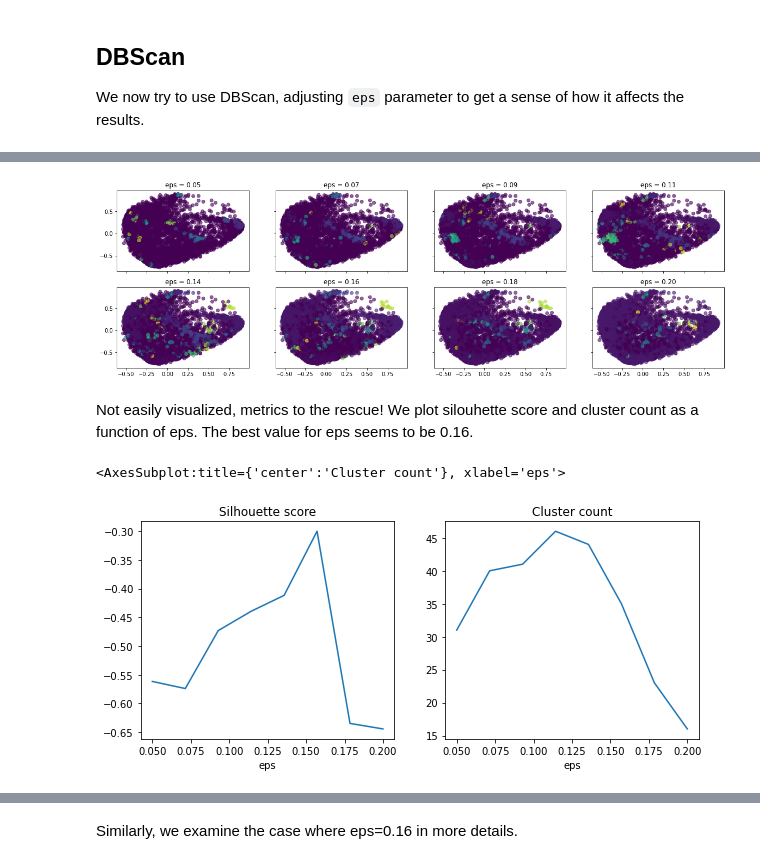
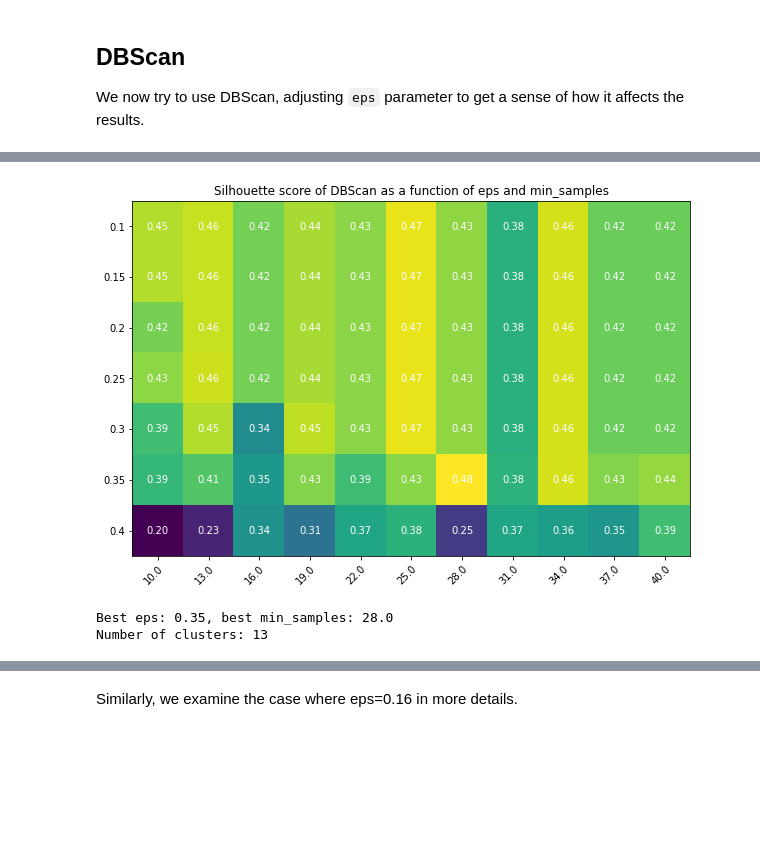
Before and after one commit to epfl-ada/ada-2021-project-improvise-adapt-overcome, a Jupyter notebook: src/clustering.ipynb, the cells around one changed output, grey strips where cells are left out. Drawn from its saved outputs; the diff is of its cells as text; code cells hidden in the pictures; blank space fills up the shorter version.

Commit message:
Update clustering method

```diff
--- a/src/clustering.ipynb
+++ b/src/clustering.ipynb
@@ -104,0 +152,5 @@ Since the data is very high dimensional, we first apply dimensionality reduction
+# %%
+pd.Series(index=dims_values, data=svds_explained_variance).plot(title="Explained variance", xlabel="Number of dimensions")
+
+dim_95, explained_var_95 = next((dims_values[i], var) for i, var in enumerate(svds_explained_variance) if var >= 0.95)
+print(f"First dimension with 95%+ explained variance: {dim_95} (variance {explained_var_95:0.4f})")
@@ -105,12 +160,11 @@ Since the data is very high dimensional, we first apply dimensionality reduction
 # %%
-DIMS = 10
-
-svd = TruncatedSVD(DIMS, random_state=42)
+svd = TruncatedSVD(dim_95, random_state=42)
 normalizer = Normalizer(copy=False)
 lsa = make_pipeline(svd, normalizer)
 
 X_intermediate = lsa.fit_transform(X)
-X_final = PCA(n_components=2).fit_transform(X_intermediate)
+X_3d = PCA(n_components=3).fit_transform(X_intermediate)
+X_2d = PCA(n_components=2).fit_transform(X_intermediate)
 # %% [markdown]
 ## KMeans
 
@@ -168,0 +218,10 @@ dbscan_titles = [f"eps = {eps:0.2f}" for eps in eps_list]
+# %%
+eps_values = [round(eps, 3) for eps in np.linspace(0.1, 0.4, 7)]
+min_samples_values = np.linspace(10, 40, 11)
+parameters = [(eps, min_samples) for eps in eps_values for min_samples in min_samples_values]
+# %%
+print("Clustering...")
+dbscan_labels = [dbscan(X_intermediate, eps, int(ms)) for eps, ms in parameters]
+print("Computing DBCV scores...")
+dbscan_metrics = {(eps, ms): (dbcv_score(X_intermediate, labels), dbscan_cluster_count(labels)) for (eps, ms), labels in zip(parameters, dbscan_labels)}
+print("Done")
@@ -169,13 +246,9 @@ dbscan_titles = [f"eps = {eps:0.2f}" for eps in eps_list]
 # %%
-plot_clusters(X_final, dbscan_labels, dbscan_titles, 2, 4)
+dbscan_grid_plot(eps_values, min_samples_values, dbscan_metrics, 0, "Silhouette score of DBScan as a function of eps and min_samples")
+best_eps, best_ms = max(dbscan_metrics, key=dbscan_metrics.get)
+print(f"Best eps: {best_eps}, best min_samples: {best_ms}")
+print(f"Number of clusters: {dbscan_metrics[best_eps, best_ms][1]}")
 # %% [output]
-[figure, old version]
+[figure, new version]
+Best eps: 0.35, best min_samples: 28.0
+Number of clusters: 13
-# %% [markdown]
-Not easily visualized, metrics to the rescue! We plot silouhette score and cluster count as a function of eps. The best value for eps seems to be 0.16.
-# %%
-fig, axes = plt.subplots(ncols=2, figsize=(10, 4), sharex=True)
-pd.Series(index=eps_list, data=[s_score(X_final, labels) for labels in dbscan_labels]).plot(title="Silhouette score", xlabel="eps", ax=axes[0])
-pd.Series(index=eps_list, data=[dbscan_cluster_count(labels) for labels in dbscan_labels]).plot(title="Cluster count", xlabel="eps", ax=axes[1])
-# %% [output]
-<AxesSubplot:title={'center':'Cluster count'}, xlabel='eps'>
-[figure, removed]
```
Also changed, not shown: parts of 18 cells of this notebook.
